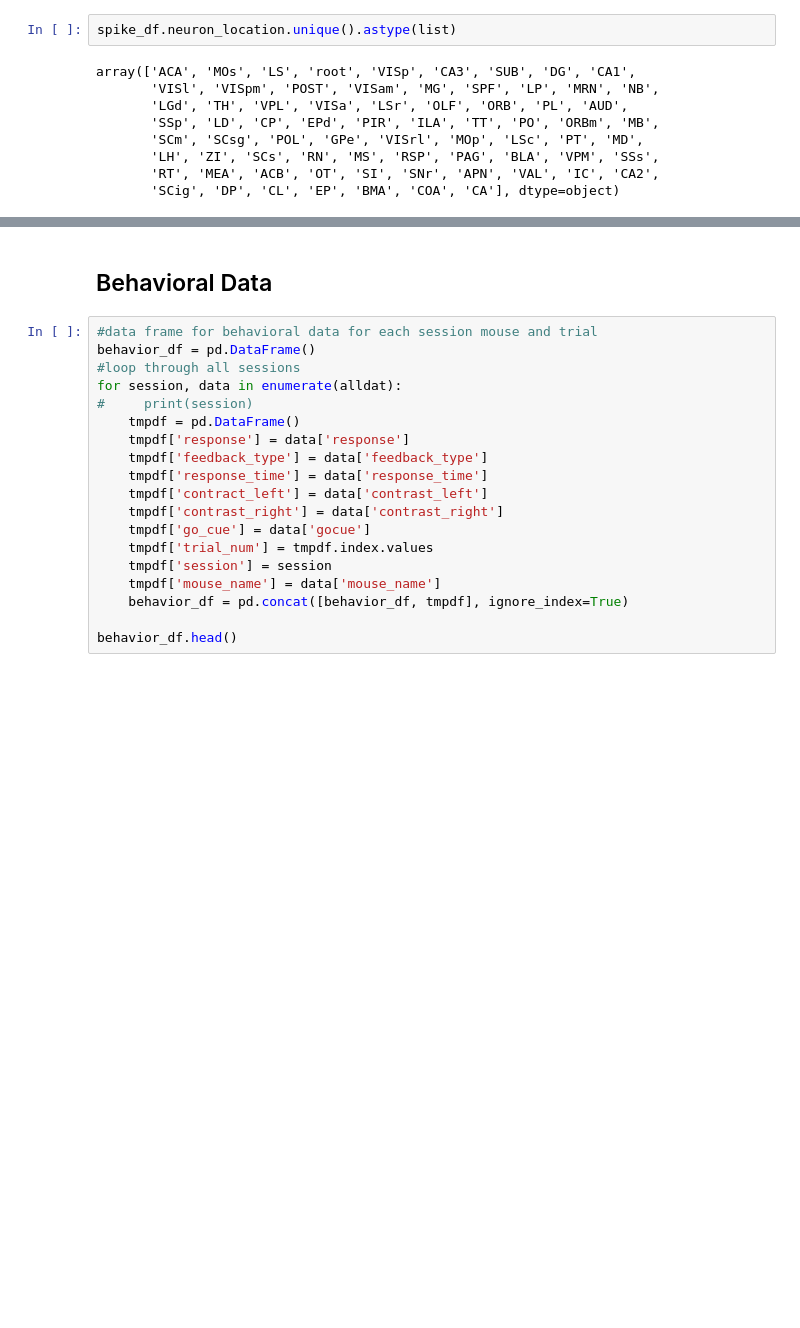
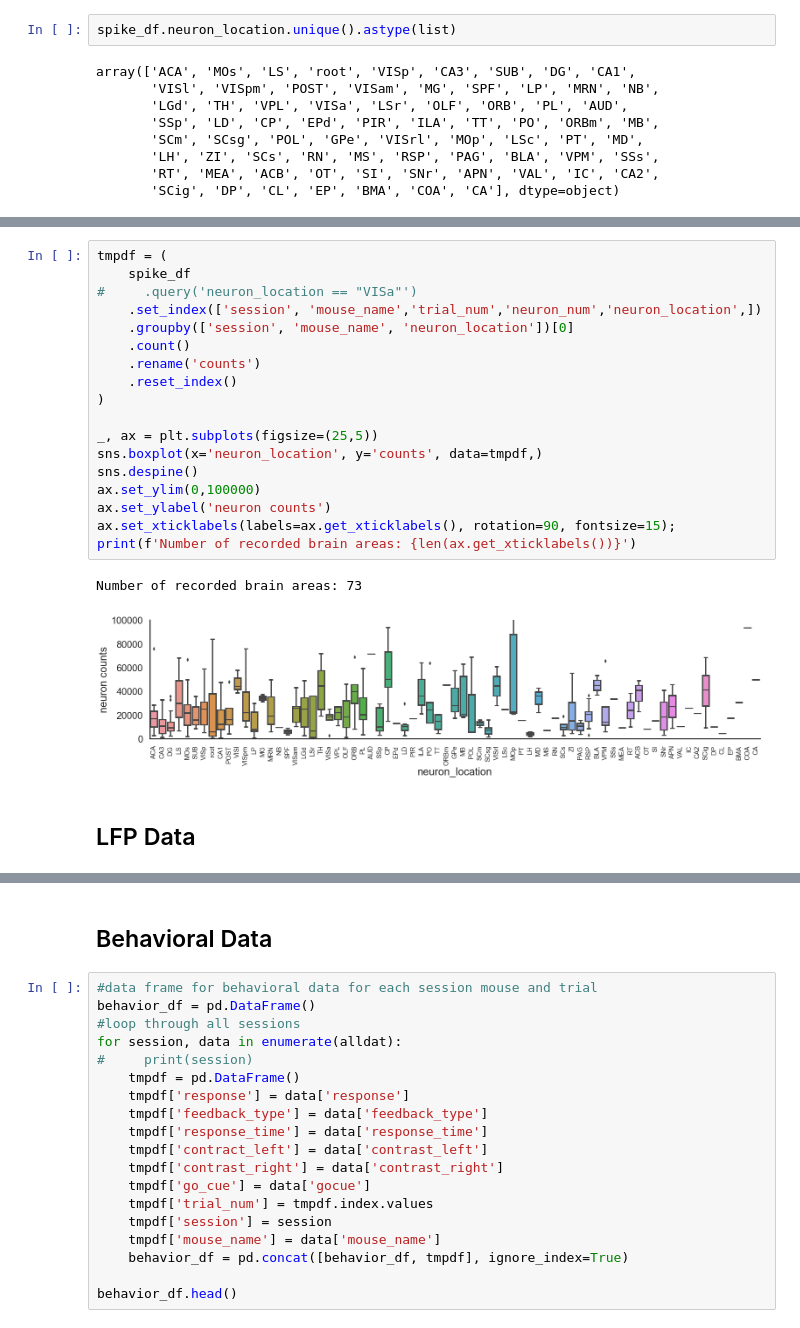
Before and after one commit to ashimakeshava/NMA_marmots, a Jupyter notebook: load_data_ashima.ipynb, the cells around one changed output, grey strips where cells are left out. Saved outputs shown, nothing was run; the diff lists cells and outputs as text; blank space fills up the shorter version.

```diff
--- a/load_data_ashima.ipynb
+++ b/load_data_ashima.ipynb
@@ -130,0 +167,23 @@ array(['ACA', 'MOs', 'LS', 'root', 'VISp', 'CA3', 'SUB', 'DG', 'CA1',
+# %%
+tmpdf = (
+    spike_df
+#     .query('neuron_location == "VISa"')
+    .set_index(['session', 'mouse_name','trial_num','neuron_num','neuron_location',])
+    .groupby(['session', 'mouse_name', 'neuron_location'])[0]
+    .count()
+    .rename('counts')
+    .reset_index()
+)
+
+_, ax = plt.subplots(figsize=(25,5))
+sns.boxplot(x='neuron_location', y='counts', data=tmpdf,)
+sns.despine()
+ax.set_ylim(0,100000)
+ax.set_ylabel('neuron counts')
+ax.set_xticklabels(labels=ax.get_xticklabels(), rotation=90, fontsize=15);
+print(f'Number of recorded brain areas: {len(ax.get_xticklabels())}')
+# %% [output]
+Number of recorded brain areas: 73
+[figure, added]
+# %% [markdown]
+## LFP Data
```
Also changed, not shown: parts of 14 cells of this notebook.
